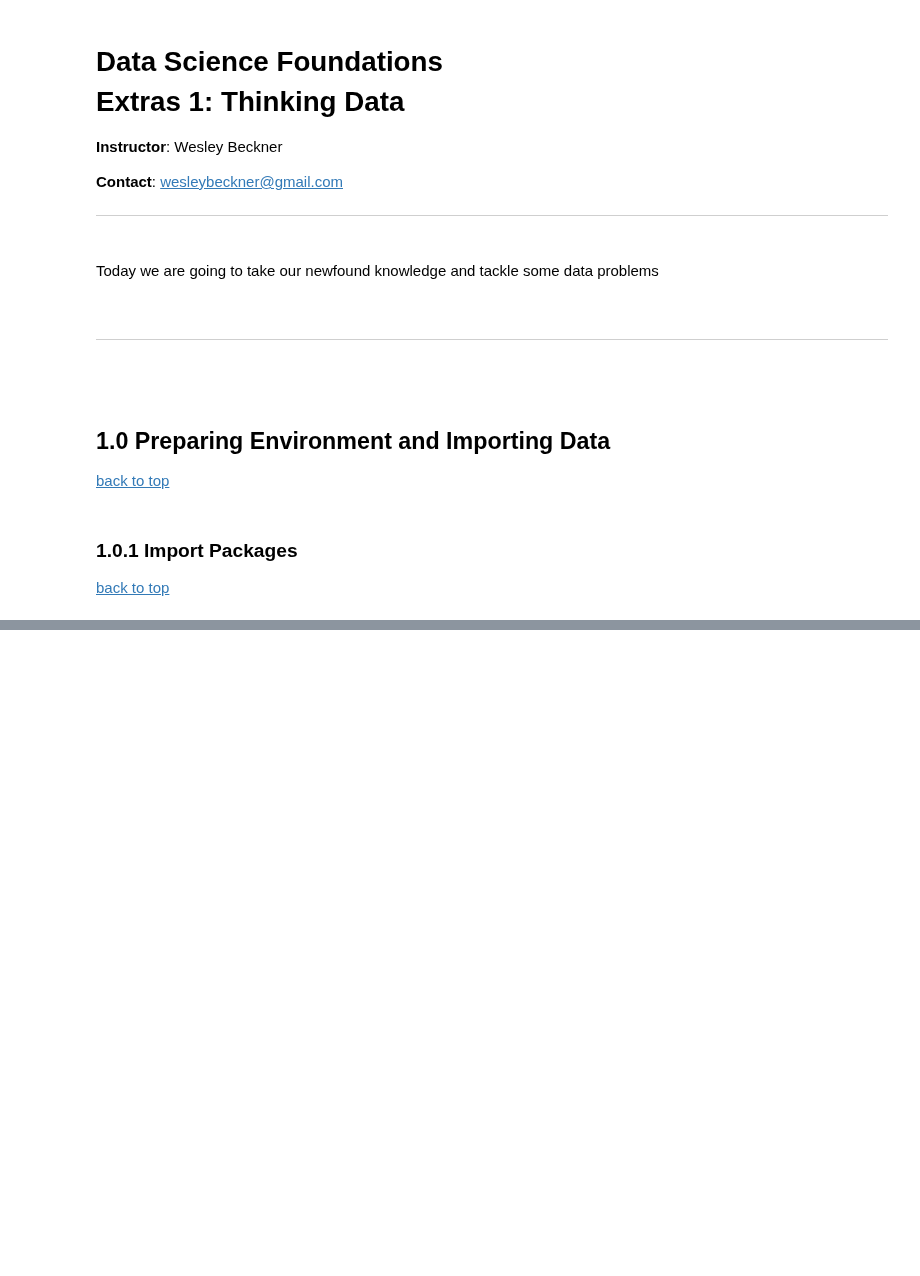
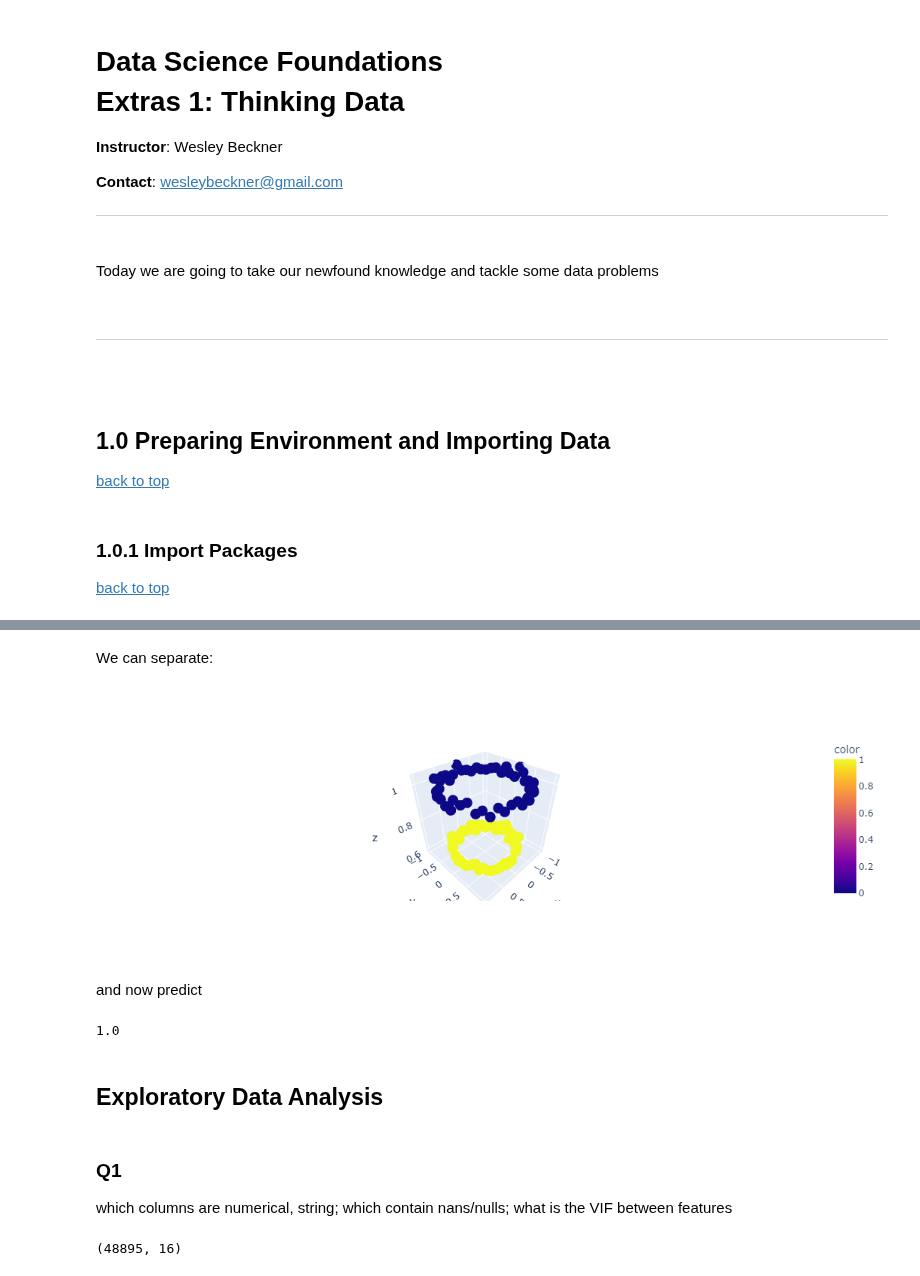
Before and after one commit to wesleybeckner/data_science_foundations, a Jupyter notebook: notebooks/extras/X1_Thinking_Data.ipynb, the cells around one changed output, grey strips where cells are left out. Cells and saved outputs as stored; diff of their text form; code cells hidden in the pictures; blank space fills up the shorter version.

```diff
--- a/notebooks/extras/X1_Thinking_Data.ipynb
+++ b/notebooks/extras/X1_Thinking_Data.ipynb
@@ -46,0 +81,24 @@ plt.scatter(X[:,0], X[:,1], c=y, cmap='viridis')
+# %%
+X2 = (X**2).sum(axis=1)
+X_ = np.hstack((X,X2.reshape(-1,1)))
+# %% [markdown]
+We can separate:
+# %%
+px.scatter_3d(x=X_[:,0], y=X_[:,1], z=X_[:,2], color=y)
+# %% [output]
+[figure, added]
+# %% [markdown]
+and now predict
+# %%
+model = LogisticRegression()
+model.fit(X_, y)
+y_pred = model.predict(X_)
+r2_score(y, y_pred)
+# %% [output]
+1.0
+# %% [markdown]
+## Exploratory Data Analysis
+# %% [markdown]
+### Q1
+
+which columns are numerical, string; which contain nans/nulls; what is the VIF between features
@@ -46,0 +107,4 @@ plt.scatter(X[:,0], X[:,1], c=y, cmap='viridis')
+# %%
+airbnb.shape
+# %% [output]
+(48895, 16)
```
Also changed, not shown: parts of 22 cells of this notebook, 42 other files.
